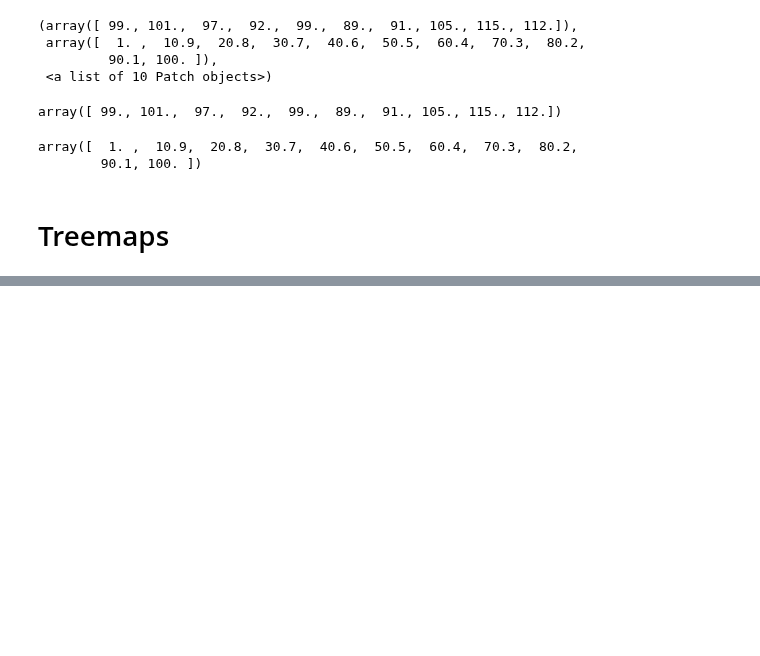
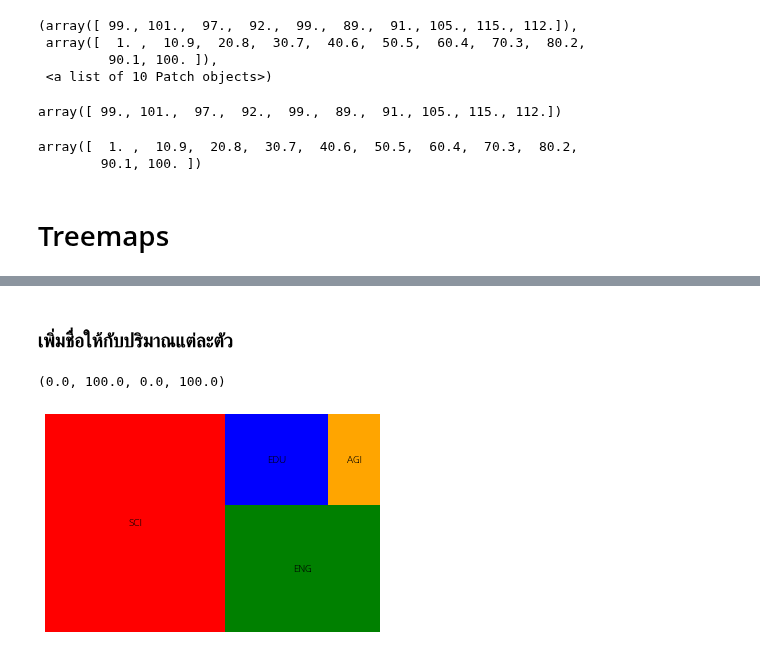
Before and after one commit to Wikanda-Hongboonmee/data_viz_2022, a Jupyter notebook: DataViz04_Data_Comparison.ipynb, the cells around one changed output, grey strips where cells are left out. Saved outputs shown, nothing was run; the diff lists cells and outputs as text; code cells hidden in the pictures; blank space fills up the shorter version.

```diff
--- a/DataViz04_Data_Comparison.ipynb
+++ b/DataViz04_Data_Comparison.ipynb
@@ -437,0 +471,11 @@ array([  1. ,  10.9,  20.8,  30.7,  40.6,  50.5,  60.4,  70.3,  80.2,
+# %% [markdown]
+### เพิ่มชื่อให้กับปริมาณแต่ละตัว
+# %%
+labels = ['SCI', 'ENG', 'EDU', 'AGI'] # กำหนด labels สมมติให้เป็นจำนวนของนักศึกษามหาวิทยาลัยขอนแก่นคณะต่าง ๆ
+sizes = [500, 250, 120, 60] # จำนวนของนักศึกษามหาวิทยาลัยขอนแก่นคณะต่าง ๆ
+color = ['red', 'green', 'blue', 'orange'] # ตั้งค่าสีให้กับปริมาณแต่ละตัว
+squarify.plot(sizes,color=color, label = labels)
+plt.axis('off')
+# %% [output]
+(0.0, 100.0, 0.0, 100.0)
+[figure, added]
```
Also changed, not shown: parts of 15 cells of this notebook.
